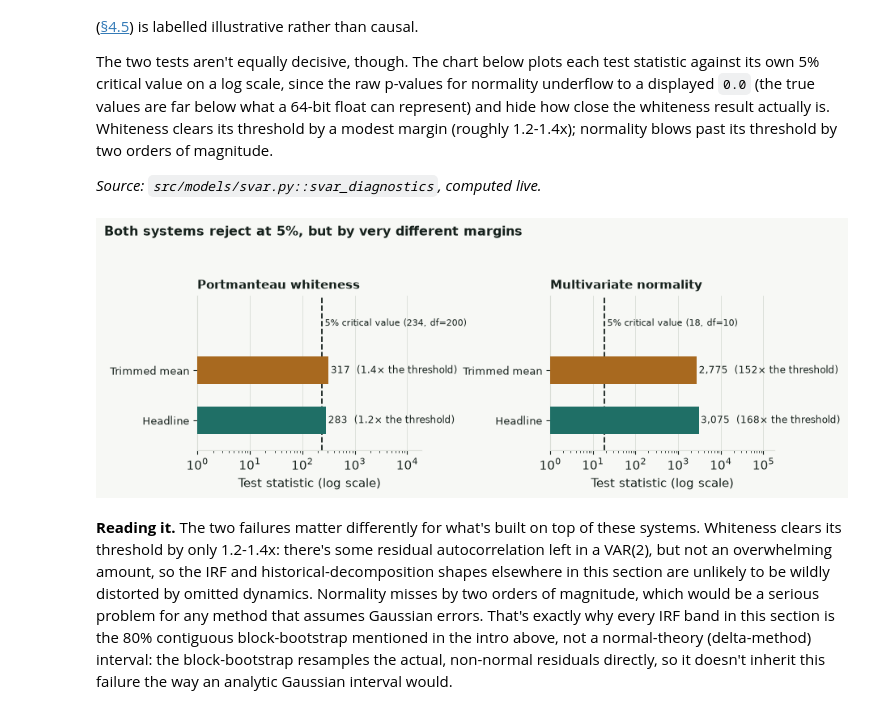
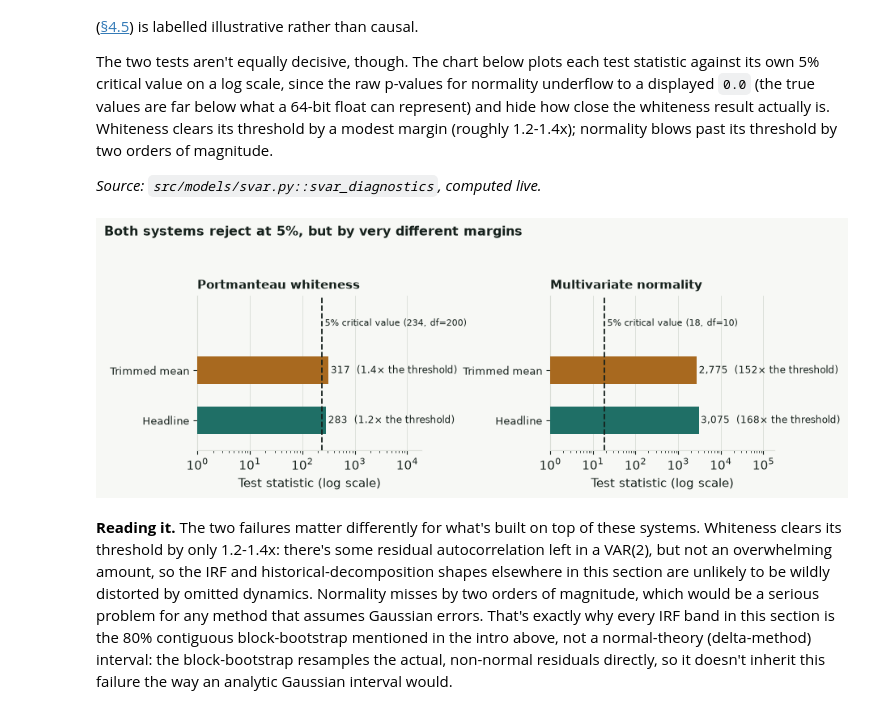
Before and after one commit to JuanVu1810/Australian-CPI-Forecast, a Jupyter notebook: book/australian_cpi_forecasting/04_modeling/44_svar.ipynb, the cells around one changed output. Cells and saved outputs as stored; diff of their text form; code cells hidden in the pictures.

```diff
--- a/book/australian_cpi_forecasting/04_modeling/44_svar.ipynb
+++ b/book/australian_cpi_forecasting/04_modeling/44_svar.ipynb
@@ -97,35 +97,35 @@ fig, axes = plt.subplots(1, 2, figsize=(9.2, 3.5))
 for ax, (key, title) in zip(axes, [("whiteness", "Portmanteau whiteness"), ("normality", "Multivariate normality")]):
     stat, crit, df = diagnostics[f"{key}_stat"], diagnostics[f"{key}_crit"].iloc[0], int(diagnostics[f"{key}_df"].iloc[0])
     y = np.arange(len(systems))
     ax.barh(y, stat, color=[colors[s] for s in systems], height=0.55, zorder=3)
-    ax.axvline(crit, color=INK, linewidth=1.3, linestyle="--", zorder=2)
+    ax.axvline(crit, color=INK, linewidth=1.3, linestyle="--", zorder=4)   # drawn above the bars
     ax.text(crit, len(systems) - 0.15, f" 5% critical value ({crit:.0f}, df={df})",
             fontsize=8, va="bottom", ha="left")
     for yi, s in zip(y, systems):
         val = stat[s]
         mult = val / crit
         mult_label = f"{mult:.1f}×" if mult < 10 else f"{mult:.0f}×"
         ax.text(val * 1.1, yi, f"{val:,.0f}  ({mult_label} the threshold)", va="center", fontsize=8.6)
     ax.set_xscale("log")
     ax.set_yticks(y, systems, fontsize=9.5)
     ax.set_xlim(1, stat.max() * 60)
     ax.set_ylim(-0.6, len(systems) + 0.5)
     ax.set_xlabel("Test statistic (log scale)")
     ax.set_title(title, loc="left", fontsize=10.8, fontweight="bold")
     ax.grid(axis="y", visible=False)
 fig.suptitle("Both systems reject at 5%, but by very different margins", x=0.01, ha="left",
              fontsize=11.5, fontweight="bold")
 fig.tight_layout(rect=(0, 0, 1, 0.93))
 plt.show()
 
 # The "illustrative, not causal" framing above and the scenario-engine caveat (src/models/scenario.py)
 # both rest on this. If either statistic drops below its critical value, that prose needs updating.
 assert (
     diagnostics[["whiteness_stat", "normality_stat"]].to_numpy()
     > diagnostics[["whiteness_crit", "normality_crit"]].to_numpy()
 ).all(), "a system's statistic no longer exceeds its 5% critical value"
 # %% [output]
-[figure, old version]
+[figure, new version]
 # %% [markdown]
 **Reading it.** The two failures matter differently for what's built on top of these systems.
 Whiteness clears its threshold by only 1.2-1.4x: there's some residual autocorrelation left in
```
Also changed, not shown: 3 other files.
